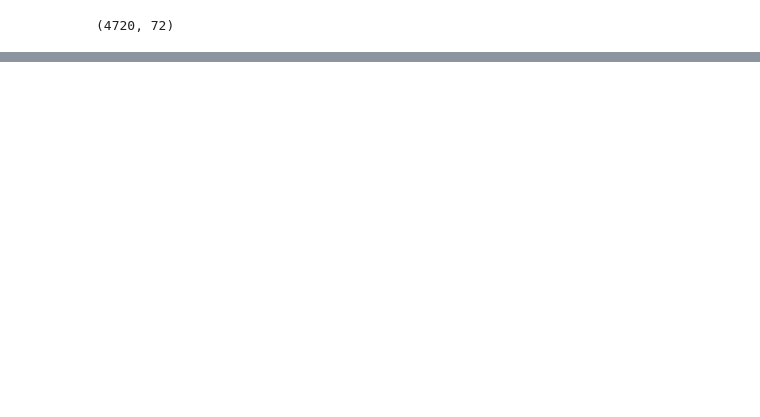
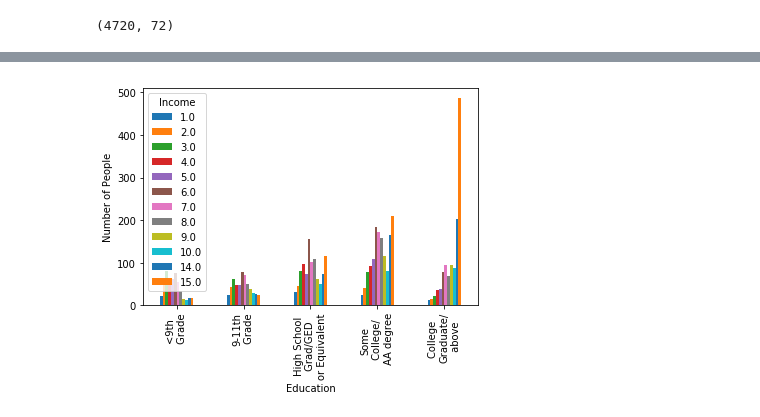
Before and after one commit to haolee21/stats131Midterm, a Jupyter notebook: Sample Answer 3.ipynb, the cells around one changed output, grey strips where cells are left out. Cells and saved outputs as stored; diff of their text form; code cells hidden in the pictures; blank space fills up the shorter version.

```diff
--- a/Sample Answer 3.ipynb
+++ b/Sample Answer 3.ipynb
@@ -72,0 +64,10 @@ DMDHREDU
+# %%
+countData = adultData.pivot_table(index = 'DMDHREDU', columns = 'INDHHIN2', values = 'SEQN',aggfunc = 'count')
+ax = countData.plot(kind='bar')
+ax.set_xticklabels(['<9th \n Grade','9-11th\n Grade','High School\n Grad/GED \nor Equivalent','Some\n College/\n AA degree','College \nGraduate/\n above'])
+ax.set_xlabel('Education')
+ax.set_ylabel('Number of People')
+ax.legend(title='Income')
+plt.show()
+# %% [output]
+[figure, added]
```
Also changed, not shown: parts of 11 cells of this notebook.
